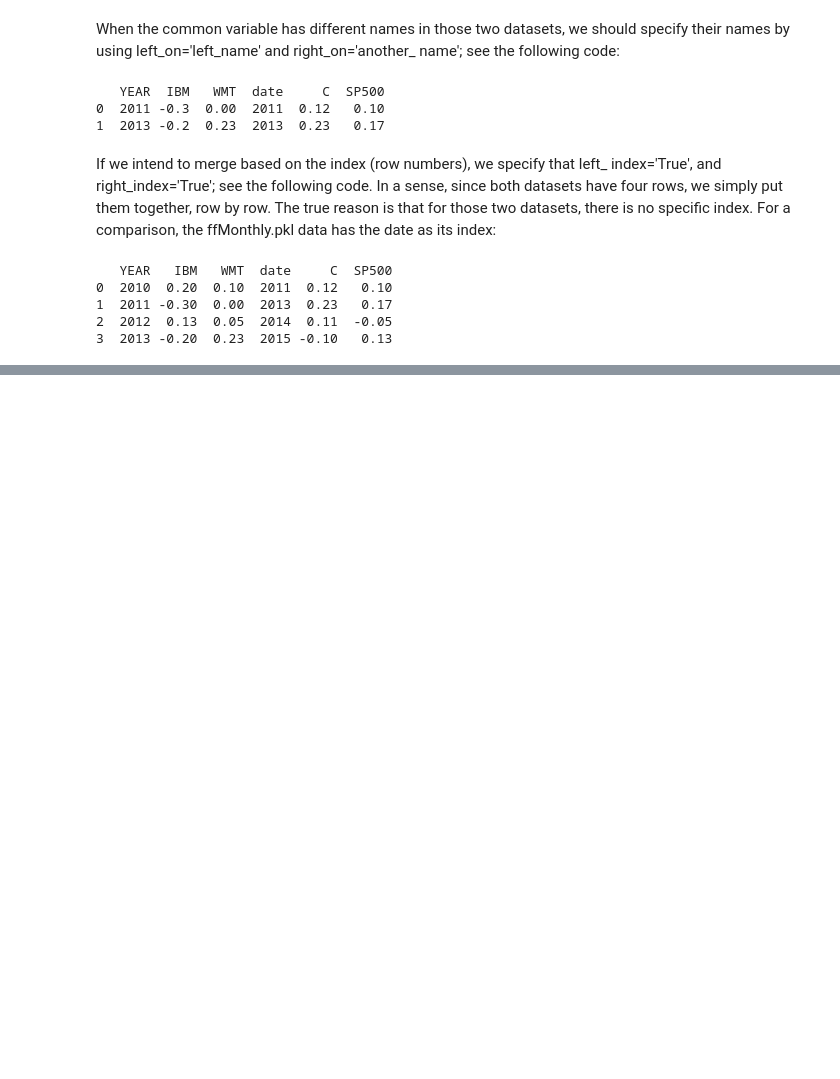
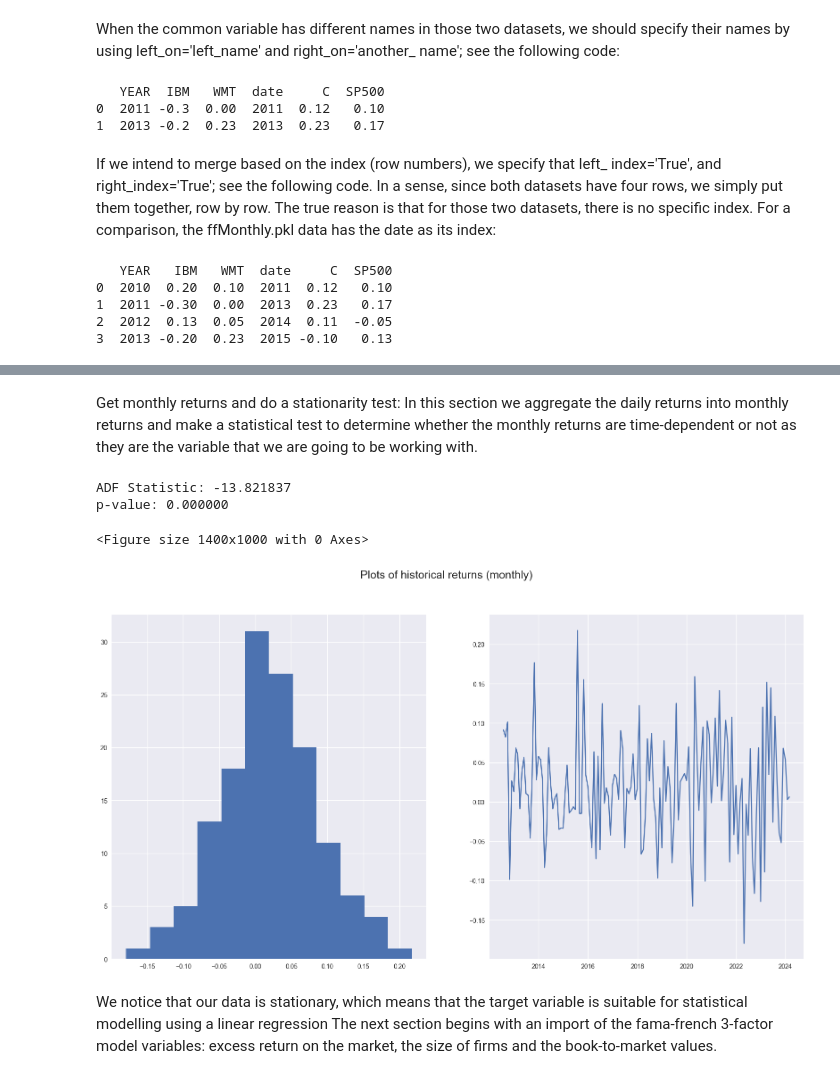
Before and after one commit to leoouyang781/Test-Repository, a Jupyter notebook: Python-For-Finance-2nd-Edition/Chapter 7.ipynb, the cells around one changed output, grey strips where cells are left out. Saved outputs shown, nothing was run; the diff lists cells and outputs as text; code cells hidden in the pictures; blank space fills up the shorter version.

```diff
--- a/Python-For-Finance-2nd-Edition/Chapter 7.ipynb
+++ b/Python-For-Finance-2nd-Edition/Chapter 7.ipynb
@@ -289,0 +375,28 @@ print(pd.merge(x,y, right_index=True,left_index=True))
+# %% [markdown]
+Get monthly returns and do a stationarity test:
+In this section we aggregate the daily returns into monthly returns and make a statistical test to determine whether the monthly returns are time-dependent or not as they are the variable that we are going to be working with.
+# %%
+#-------Monthly data
+#resample data to monthly:
+mon = dataset['Adj Close'].resample('1M').last()
+mon_rets = mon.pct_change().dropna()
+
+#plots of montly rets:
+plt.figure()
+fig2, axs = plt.subplots(1, 2,figsize=(20, 10))
+axs[0].hist(mon_rets,bins=round(sqrt(len(mon_rets))))
+axs[1].plot(mon_rets)
+fig2.suptitle('Plots of historical returns (monthly)',fontsize=18)
+
+#stationarity test
+adf = adfuller(mon_rets)
+print('ADF Statistic: %f' % adf[0])
+print('p-value: %f' % adf[1])
+# %% [output]
+ADF Statistic: -13.821837
+p-value: 0.000000
+<Figure size 1400x1000 with 0 Axes>
+[figure, added]
+# %% [markdown]
+We notice that our data is stationary, which means that the target variable is suitable for statistical modelling using a linear regression
+The next section begins with an import of the fama-french 3-factor model variables: excess return on the market, the size of firms and the book-to-market values.
```
Also changed, not shown: parts of 28 cells of this notebook, 1 other file.
